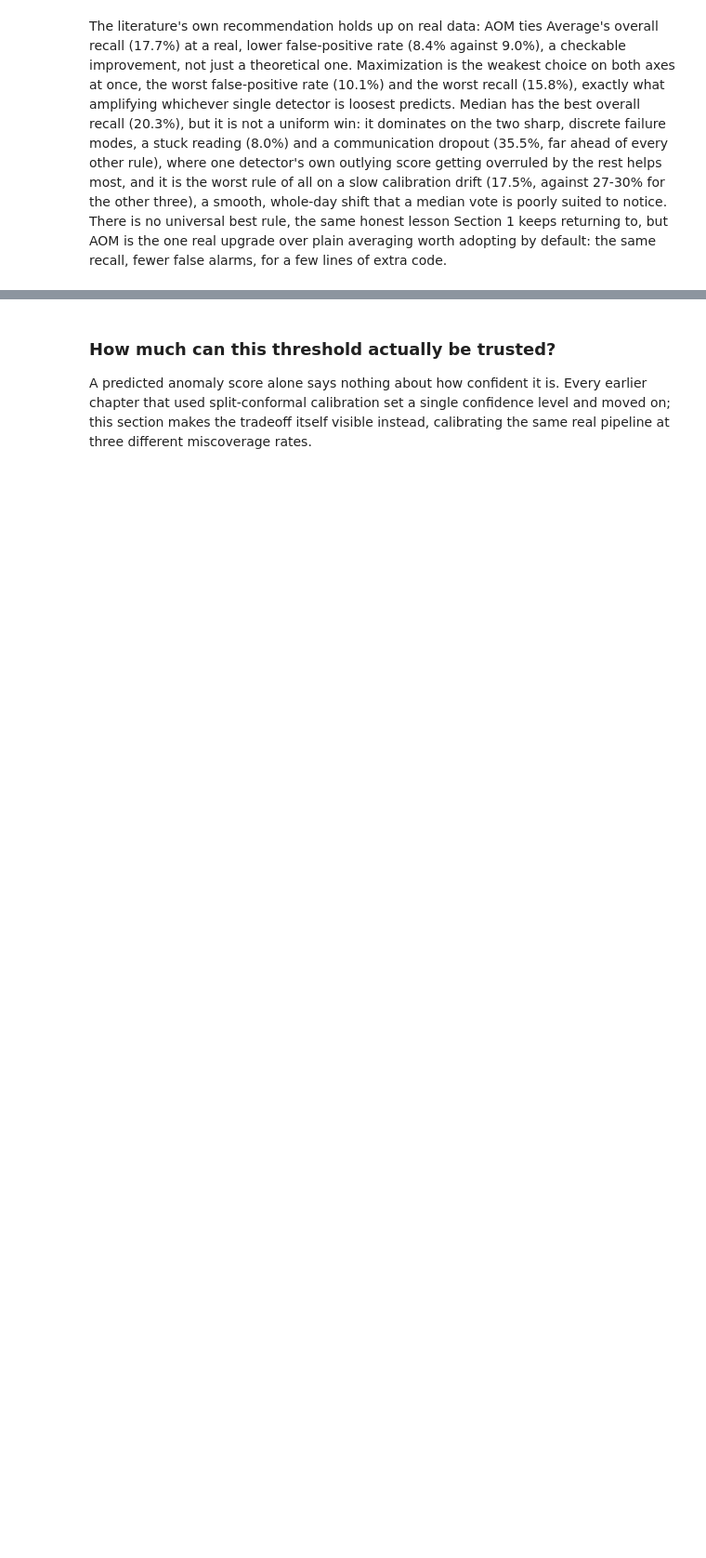
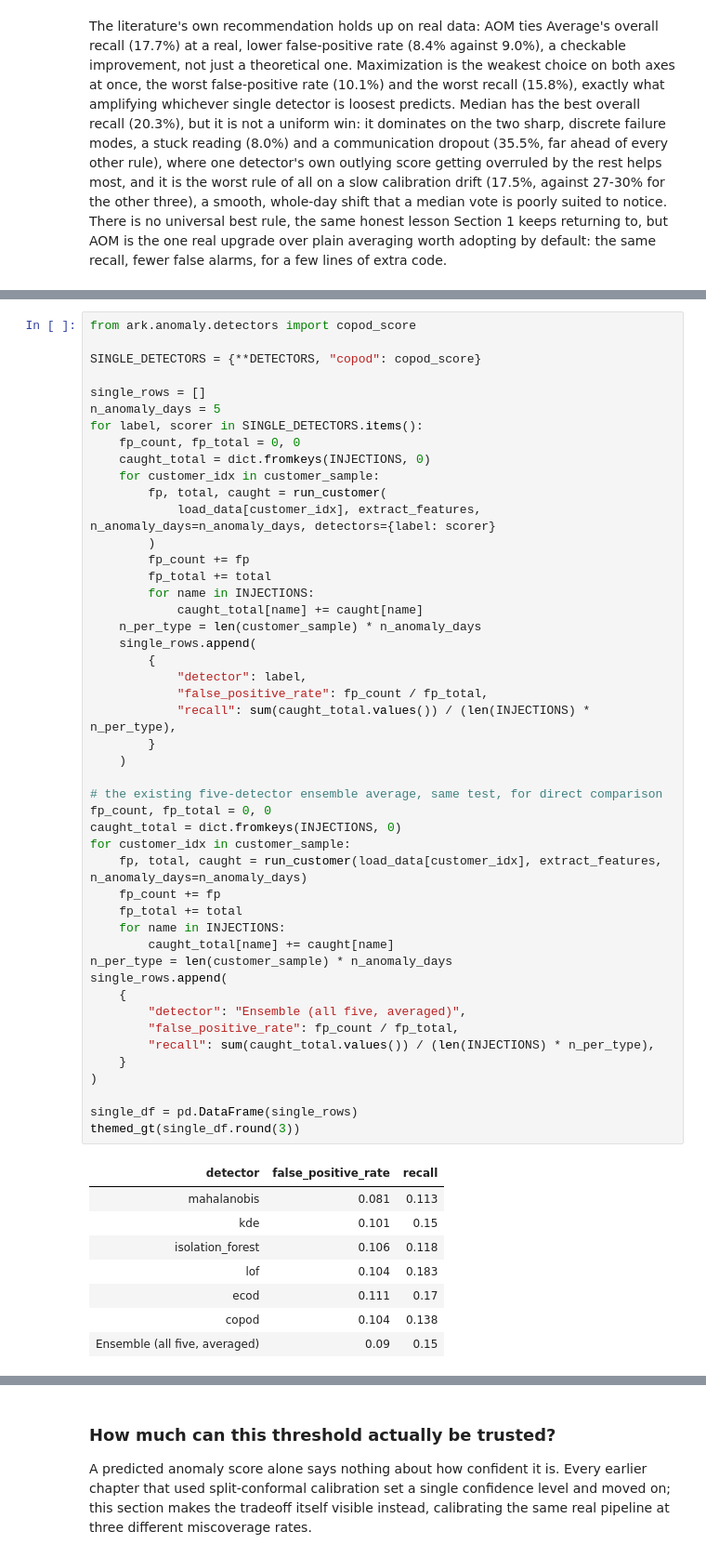
Before and after one commit to sambaiga/ml-energy-disaggregation, a Jupyter notebook: book/04-grid-edge/06-anomaly-detection-code.ipynb, the cells around one changed output, grey strips where cells are left out. Shown at 93% size. Drawn from its saved outputs; the diff is of its cells as text; blank space fills up the shorter version.

```diff
--- a/book/04-grid-edge/06-anomaly-detection-code.ipynb
+++ b/book/04-grid-edge/06-anomaly-detection-code.ipynb
@@ -308,0 +313,56 @@ The literature's own recommendation holds up on real data: AOM ties Average's ov
+# %%
+from ark.anomaly.detectors import copod_score
+
+SINGLE_DETECTORS = {**DETECTORS, "copod": copod_score}
+
+single_rows = []
+n_anomaly_days = 5
+for label, scorer in SINGLE_DETECTORS.items():
+    fp_count, fp_total = 0, 0
+    caught_total = dict.fromkeys(INJECTIONS, 0)
+    for customer_idx in customer_sample:
+        fp, total, caught = run_customer(
+            load_data[customer_idx], extract_features, n_anomaly_days=n_anomaly_days, detectors={label: scorer}
+        )
+        fp_count += fp
+        fp_total += total
+        for name in INJECTIONS:
+            caught_total[name] += caught[name]
+    n_per_type = len(customer_sample) * n_anomaly_days
+    single_rows.append(
+        {
+            "detector": label,
+            "false_positive_rate": fp_count / fp_total,
+            "recall": sum(caught_total.values()) / (len(INJECTIONS) * n_per_type),
+        }
+    )
+
+# the existing five-detector ensemble average, same test, for direct comparison
+fp_count, fp_total = 0, 0
+caught_total = dict.fromkeys(INJECTIONS, 0)
+for customer_idx in customer_sample:
+    fp, total, caught = run_customer(load_data[customer_idx], extract_features, n_anomaly_days=n_anomaly_days)
+    fp_count += fp
+    fp_total += total
+    for name in INJECTIONS:
+        caught_total[name] += caught[name]
+n_per_type = len(customer_sample) * n_anomaly_days
+single_rows.append(
+    {
+        "detector": "Ensemble (all five, averaged)",
+        "false_positive_rate": fp_count / fp_total,
+        "recall": sum(caught_total.values()) / (len(INJECTIONS) * n_per_type),
+    }
+)
+
+single_df = pd.DataFrame(single_rows)
+themed_gt(single_df.round(3))
+# %% [output]
+| detector | false_positive_rate | recall |
+| mahalanobis | 0.081 | 0.113 |
+| kde | 0.101 | 0.15 |
+| isolation_forest | 0.106 | 0.118 |
+| lof | 0.104 | 0.183 |
+| ecod | 0.111 | 0.17 |
+| copod | 0.104 | 0.138 |
+| Ensemble (all five, averaged) | 0.09 | 0.15 |
```
Also changed, not shown: parts of 14 cells of this notebook.
